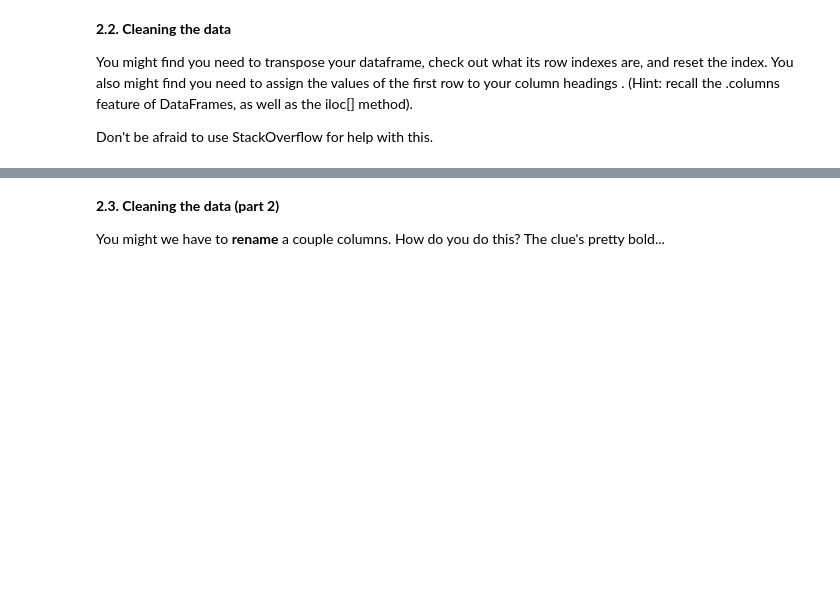
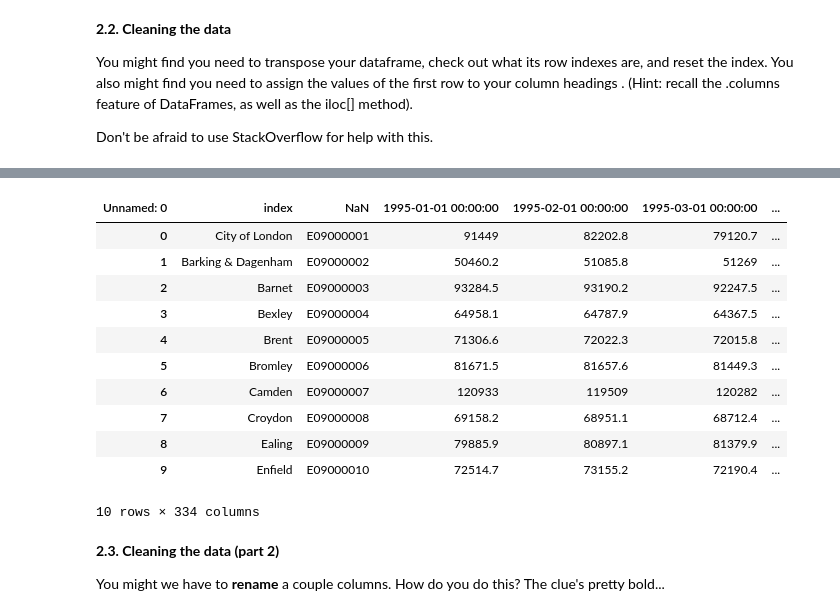
Before and after one commit to RavinderRai/London_Housing_Case_Study, a Jupyter notebook: London_Housing_Case_Study.ipynb, the cells around one changed output, grey strips where cells are left out. Saved outputs shown, nothing was run; the diff lists cells and outputs as text; code cells hidden in the pictures; blank space fills up the shorter version.

```diff
--- a/London_Housing_Case_Study.ipynb
+++ b/London_Housing_Case_Study.ipynb
@@ -126,3 +135,16 @@ properties.head(10)
 You might find you need to transpose your dataframe, check out what its row indexes are, and reset the index. You  also might find you need to assign the values of the first row to your column headings  . (Hint: recall the .columns feature of DataFrames, as well as the iloc[] method).
 
 Don't be afraid to use StackOverflow for help  with this.
+# %%
+prop_trans = properties.transpose()
+
+new_prop = prop_trans[1:]
+
+new_prop.columns = prop_trans.iloc[0]
+
+new_prop.reset_index(inplace = True)
+
+print(new_prop.columns)
+
+new_prop.head(10)
+# %% [output]
@@ -129,3 +161,15 @@ Don't be afraid to use StackOverflow for help  with this.
+| Unnamed: 0 | index | NaN | 1995-01-01 00:00:00 | 1995-02-01 00:00:00 | 1995-03-01 00:00:00 | ... |
+| 0 | City of London | E09000001 | 91449 | 82202.8 | 79120.7 | ... |
+| 1 | Barking & Dagenham | E09000002 | 50460.2 | 51085.8 | 51269 | ... |
+| 2 | Barnet | E09000003 | 93284.5 | 93190.2 | 92247.5 | ... |
+| 3 | Bexley | E09000004 | 64958.1 | 64787.9 | 64367.5 | ... |
+| 4 | Brent | E09000005 | 71306.6 | 72022.3 | 72015.8 | ... |
+| 5 | Bromley | E09000006 | 81671.5 | 81657.6 | 81449.3 | ... |
+| 6 | Camden | E09000007 | 120933 | 119509 | 120282 | ... |
+| 7 | Croydon | E09000008 | 69158.2 | 68951.1 | 68712.4 | ... |
+| 8 | Ealing | E09000009 | 79885.9 | 80897.1 | 81379.9 | ... |
+| 9 | Enfield | E09000010 | 72514.7 | 73155.2 | 72190.4 | ... |
+10 rows × 334 columns
 # %% [markdown]
 **2.3. Cleaning the data (part 2)**
 
```
Also changed, not shown: parts of 9 cells of this notebook.
